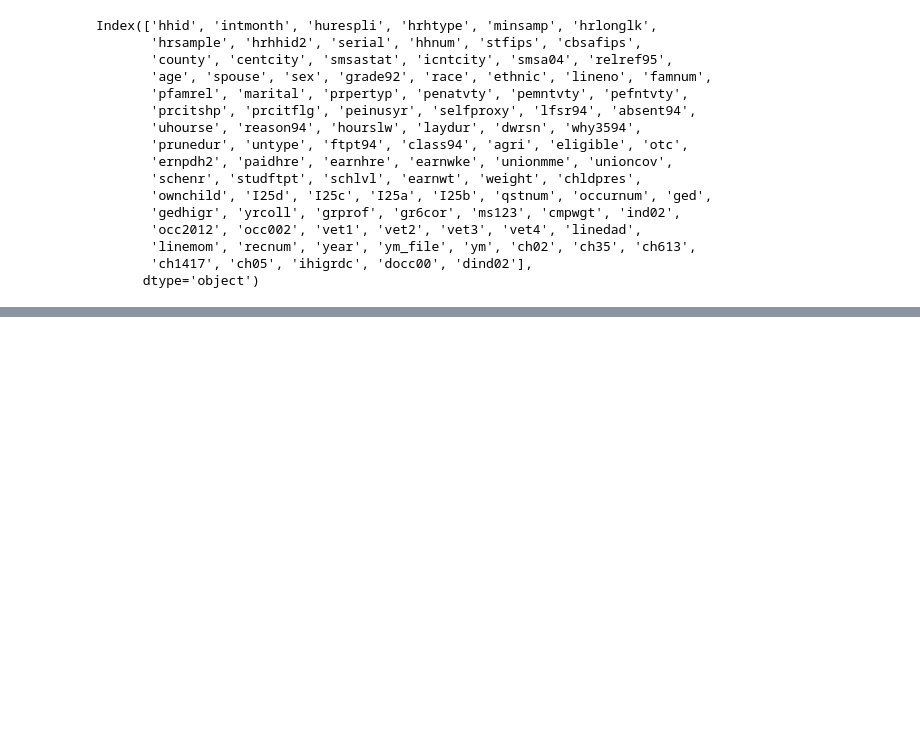
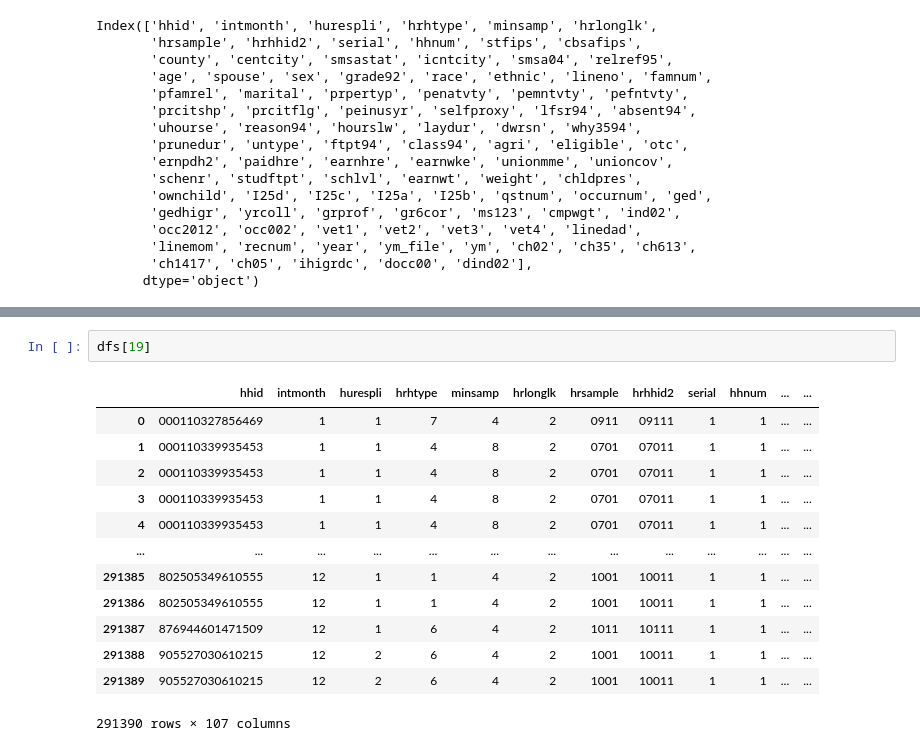
Before and after one commit to oscars47/Econ122, a Jupyter notebook: hw1.ipynb, the cells around one changed output, grey strips where cells are left out. Saved outputs shown, nothing was run; the diff lists cells and outputs as text; blank space fills up the shorter version.

```diff
--- a/hw1.ipynb
+++ b/hw1.ipynb
@@ -159,0 +414,16 @@ Max:  31.0
+# %%
+dfs[19]
+# %% [output]
+|  | hhid | intmonth | hurespli | hrhtype | minsamp | hrlonglk | hrsample | hrhhid2 | serial | hhnum | ... | ... |
+| 0 | 000110327856469 | 1 | 1 | 7 | 4 | 2 | 0911 | 09111 | 1 | 1 | ... | ... |
+| 1 | 000110339935453 | 1 | 1 | 4 | 8 | 2 | 0701 | 07011 | 1 | 1 | ... | ... |
+| 2 | 000110339935453 | 1 | 1 | 4 | 8 | 2 | 0701 | 07011 | 1 | 1 | ... | ... |
+| 3 | 000110339935453 | 1 | 1 | 4 | 8 | 2 | 0701 | 07011 | 1 | 1 | ... | ... |
+| 4 | 000110339935453 | 1 | 1 | 4 | 8 | 2 | 0701 | 07011 | 1 | 1 | ... | ... |
+| ... | ... | ... | ... | ... | ... | ... | ... | ... | ... | ... | ... | ... |
+| 291385 | 802505349610555 | 12 | 1 | 1 | 4 | 2 | 1001 | 10011 | 1 | 1 | ... | ... |
+| 291386 | 802505349610555 | 12 | 1 | 1 | 4 | 2 | 1001 | 10011 | 1 | 1 | ... | ... |
+| 291387 | 876944601471509 | 12 | 1 | 6 | 4 | 2 | 1011 | 10111 | 1 | 1 | ... | ... |
+| 291388 | 905527030610215 | 12 | 2 | 6 | 4 | 2 | 1001 | 10011 | 1 | 1 | ... | ... |
+| 291389 | 905527030610215 | 12 | 2 | 6 | 4 | 2 | 1001 | 10011 | 1 | 1 | ... | ... |
+291390 rows × 107 columns
```
Also changed, not shown: parts of 19 cells of this notebook, 1 other file.
